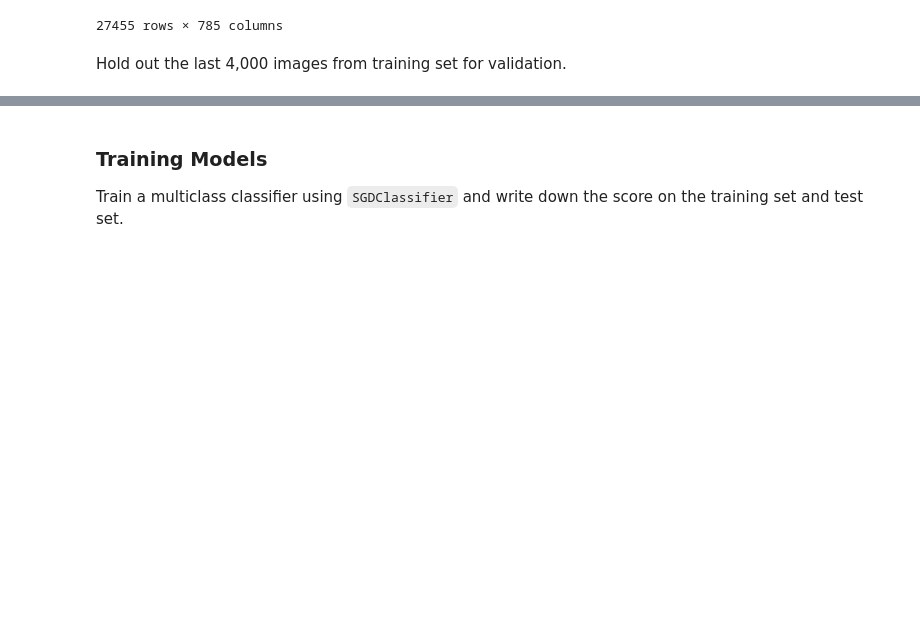
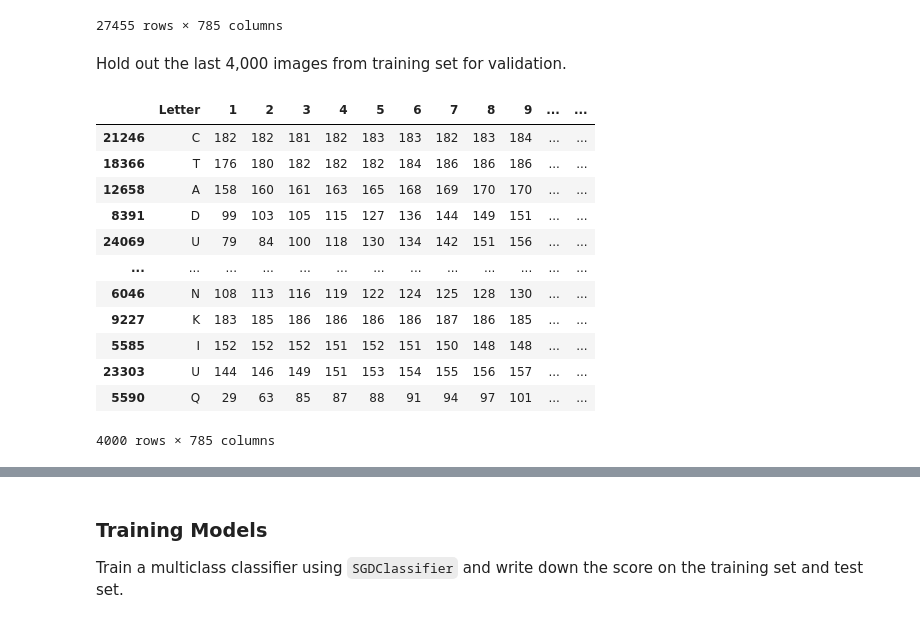
Before and after one commit to RochX/comp486-assignments, a Jupyter notebook: assignment5/assignment5.ipynb, the cells around one changed output, grey strips where cells are left out. Drawn from its saved outputs; the diff is of its cells as text; code cells hidden in the pictures; blank space fills up the shorter version.

```diff
--- a/assignment5/assignment5.ipynb
+++ b/assignment5/assignment5.ipynb
@@ -103,3 +99,22 @@ pixel_scaler.fit_transform(sign_mnist_train)
 27455 rows × 785 columns
 # %% [markdown]
 Hold out the last 4,000 images from training set for validation.
+# %%
+num_for_validation = 4000
+sign_mnist_train = sign_mnist_train[:-num_for_validation]
+sign_mnist_validation = sign_mnist_train.iloc[-num_for_validation:]
+sign_mnist_validation
+# %% [output]
+|  | Letter | 1 | 2 | 3 | 4 | 5 | 6 | 7 | 8 | 9 | ... | ... |
+| 21246 | C | 182 | 182 | 181 | 182 | 183 | 183 | 182 | 183 | 184 | ... | ... |
+| 18366 | T | 176 | 180 | 182 | 182 | 182 | 184 | 186 | 186 | 186 | ... | ... |
+| 12658 | A | 158 | 160 | 161 | 163 | 165 | 168 | 169 | 170 | 170 | ... | ... |
+| 8391 | D | 99 | 103 | 105 | 115 | 127 | 136 | 144 | 149 | 151 | ... | ... |
+| 24069 | U | 79 | 84 | 100 | 118 | 130 | 134 | 142 | 151 | 156 | ... | ... |
+| ... | ... | ... | ... | ... | ... | ... | ... | ... | ... | ... | ... | ... |
+| 6046 | N | 108 | 113 | 116 | 119 | 122 | 124 | 125 | 128 | 130 | ... | ... |
+| 9227 | K | 183 | 185 | 186 | 186 | 186 | 186 | 187 | 186 | 185 | ... | ... |
+| 5585 | I | 152 | 152 | 152 | 151 | 152 | 151 | 150 | 148 | 148 | ... | ... |
+| 23303 | U | 144 | 146 | 149 | 151 | 153 | 154 | 155 | 156 | 157 | ... | ... |
+| 5590 | Q | 29 | 63 | 85 | 87 | 88 | 91 | 94 | 97 | 101 | ... | ... |
+4000 rows × 785 columns
```
Also changed, not shown: parts of 11 cells of this notebook.
